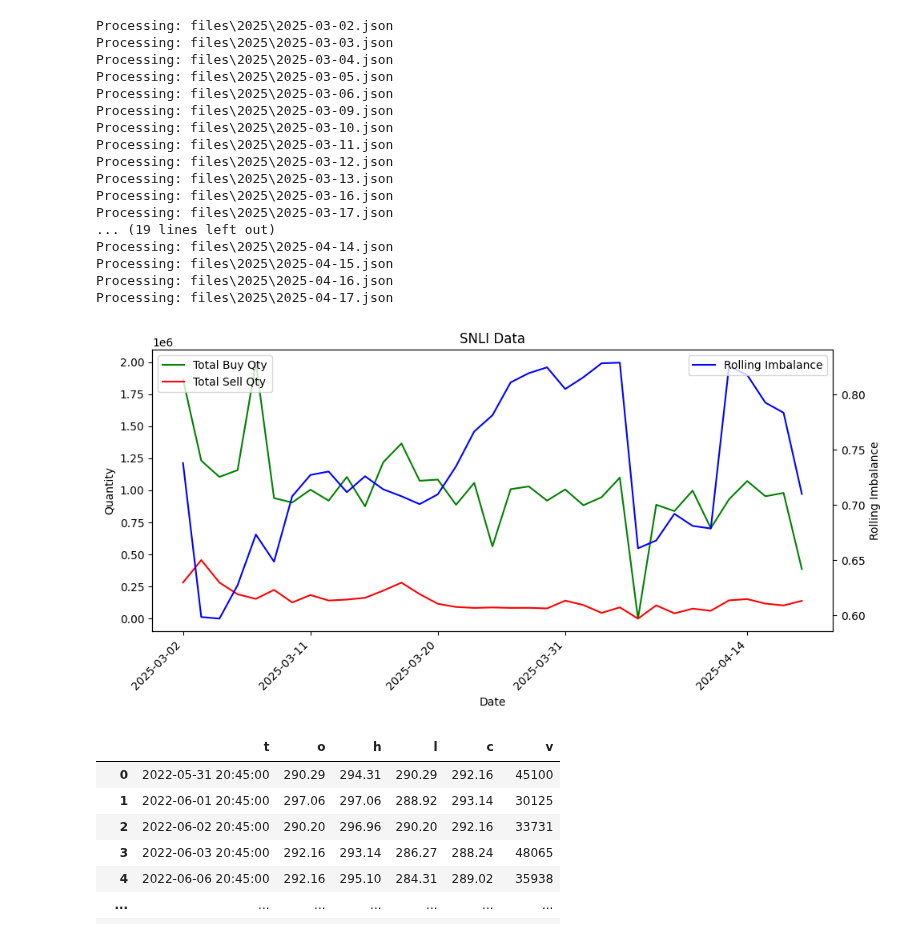
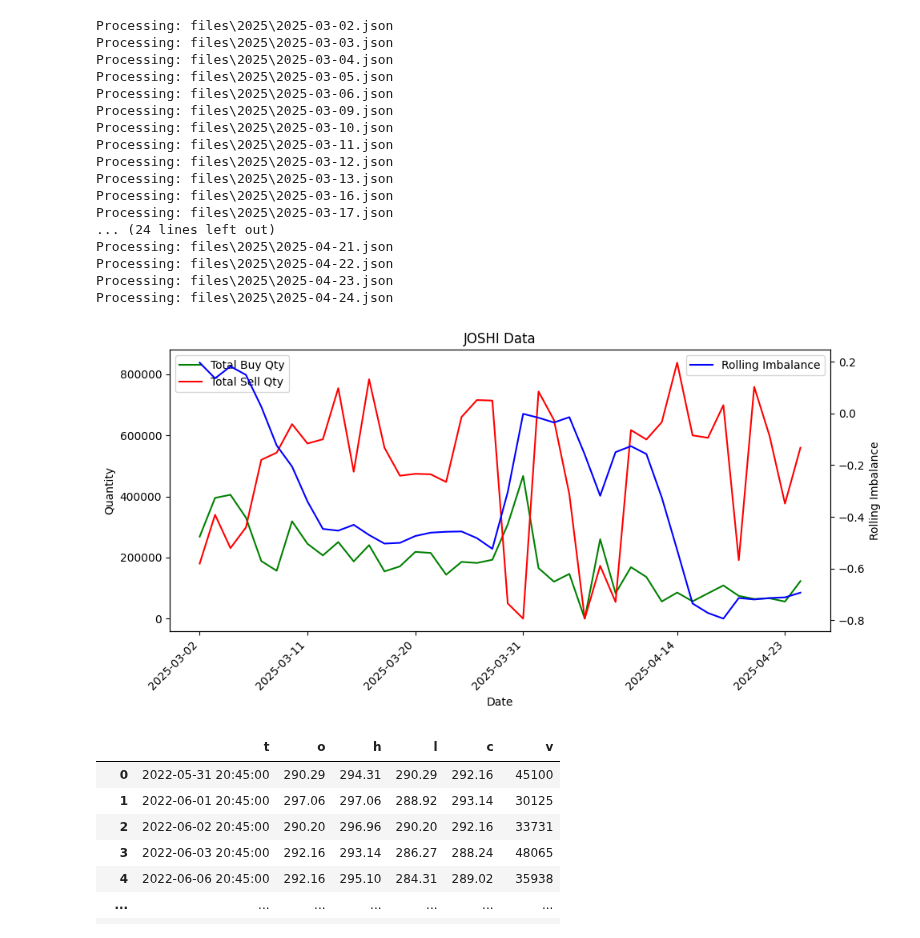
Before and after one commit to madhuko/nepse_depth, a Jupyter notebook: analytics.ipynb, the cells around one changed output. Cells and saved outputs as stored; diff of their text form; code cells hidden in the pictures.

```diff
--- a/analytics.ipynb
+++ b/analytics.ipynb
@@ -13,7 +13,7 @@ import matplotlib.dates as mdates
 nepse = AsyncNepse()
 nepse.setTLSVerification(False)  # Temporary, until NEPSE sorts its SSL certificate problem
 # %%
-df=pd.read_json(r'files\2025\2025-04-17.json')
+df=pd.read_json(r'files\2025\2025-04-24.json')
 # df['id']=df['marketDepth'][0].get('buyMarketDepthList')[0].get('stockId')
 df_combined = pd.DataFrame()
 for i in df.index:
@@ -101,11 +101,11 @@ Processing: files\2025\2025-03-12.json
 Processing: files\2025\2025-03-13.json
 Processing: files\2025\2025-03-16.json
 Processing: files\2025\2025-03-17.json
-... (19 lines left out)
-Processing: files\2025\2025-04-14.json
-Processing: files\2025\2025-04-15.json
-Processing: files\2025\2025-04-16.json
-Processing: files\2025\2025-04-17.json
+... (24 lines left out)
+Processing: files\2025\2025-04-21.json
+Processing: files\2025\2025-04-22.json
+Processing: files\2025\2025-04-23.json
+Processing: files\2025\2025-04-24.json
 # %%
 df_sorted_c = df_sorted_c.sort_values(by=['symbol', 'date'])
 n_days=5
@@ -119,7 +119,7 @@ df_sorted_c['rolling_imbalance'] = (
 )
 df_sorted_c.to_clipboard(index=False)
 # %%
-scriptname="SNLI"
+scriptname="JOSHI"
 # Assuming df_sorted_c is your DataFrame and has the required columns
 fig, ax1 = plt.subplots(figsize=(10, 5))
 scriptwise = df_sorted_c[df_sorted_c["symbol"]==scriptname]
@@ -131,34 +131,34 @@ ax1.plot(scriptwise["date"],
          scriptwise["totalSellQty"],
          label="Total Sell Qty", color="red")
 
 # Set labels for left y-axis
 ax1.set_xlabel("Date")
 ax1.set_ylabel("Quantity")
 ax1.legend(loc="upper left")
 
 # Create a second y-axis for rolling_imbalance
 ax2 = ax1.twinx()
 ax2.plot(scriptwise["date"],
          scriptwise["rolling_imbalance"],
          label="Rolling Imbalance", color="blue")
 
 # Set labels for right y-axis
 ax2.set_ylabel("Rolling Imbalance")
 ax2.legend(loc="upper right")
 
 # Set the title
 plt.title(f"{scriptname} Data")
 
 ax1.xaxis.set_major_locator(mdates.AutoDateLocator(minticks=5, maxticks=10))  # Limit number of ticks
 
 plt.setp(ax1.get_xticklabels(), rotation=45, ha="right")
 
 fig.tight_layout()
 
 # Show the plot
 plt.show()
 # %% [output]
-[figure, old version]
+[figure, new version]
 # %%
 chart_provider={
 'nepsechart':'https://ohlcv.nepsechart.com/history?symbol={symbol}&resolution={resolution}&from={fromtime}&to={totime}',
```
